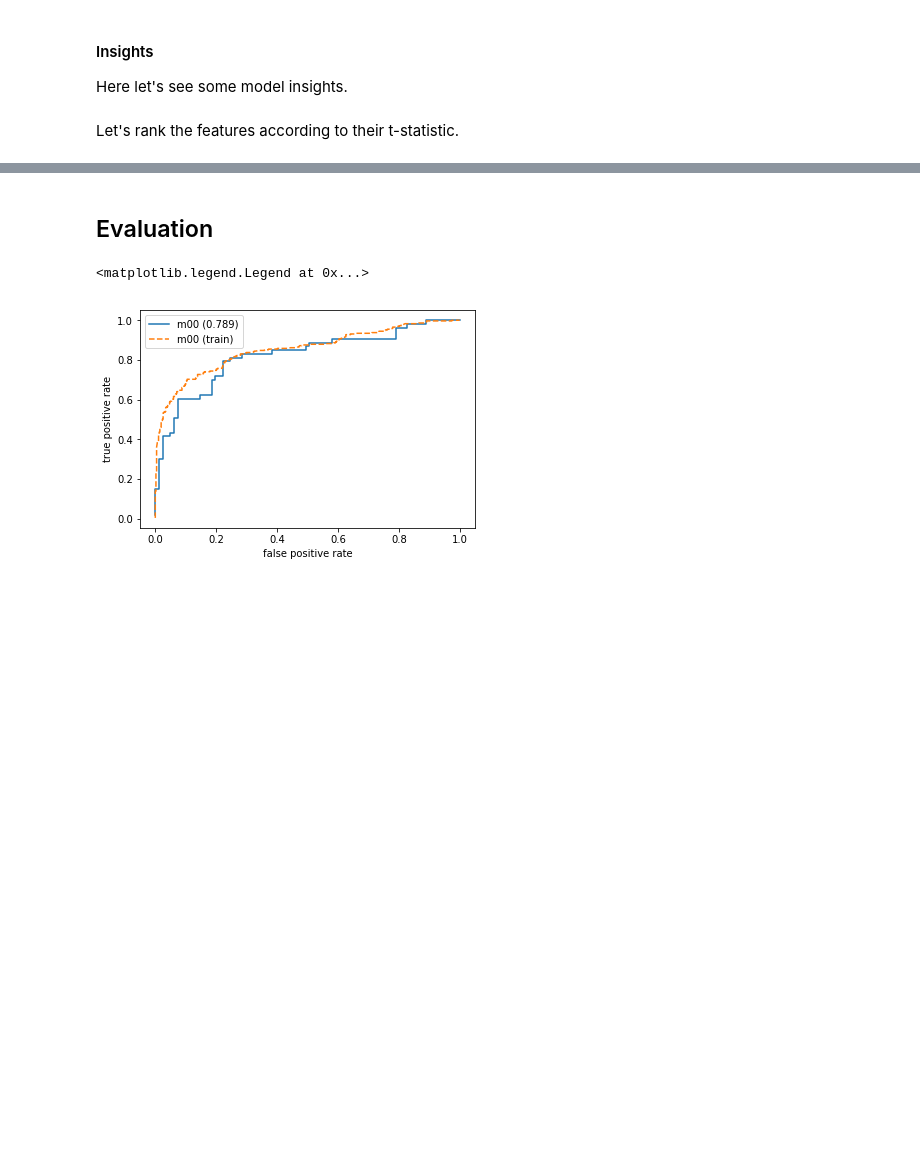
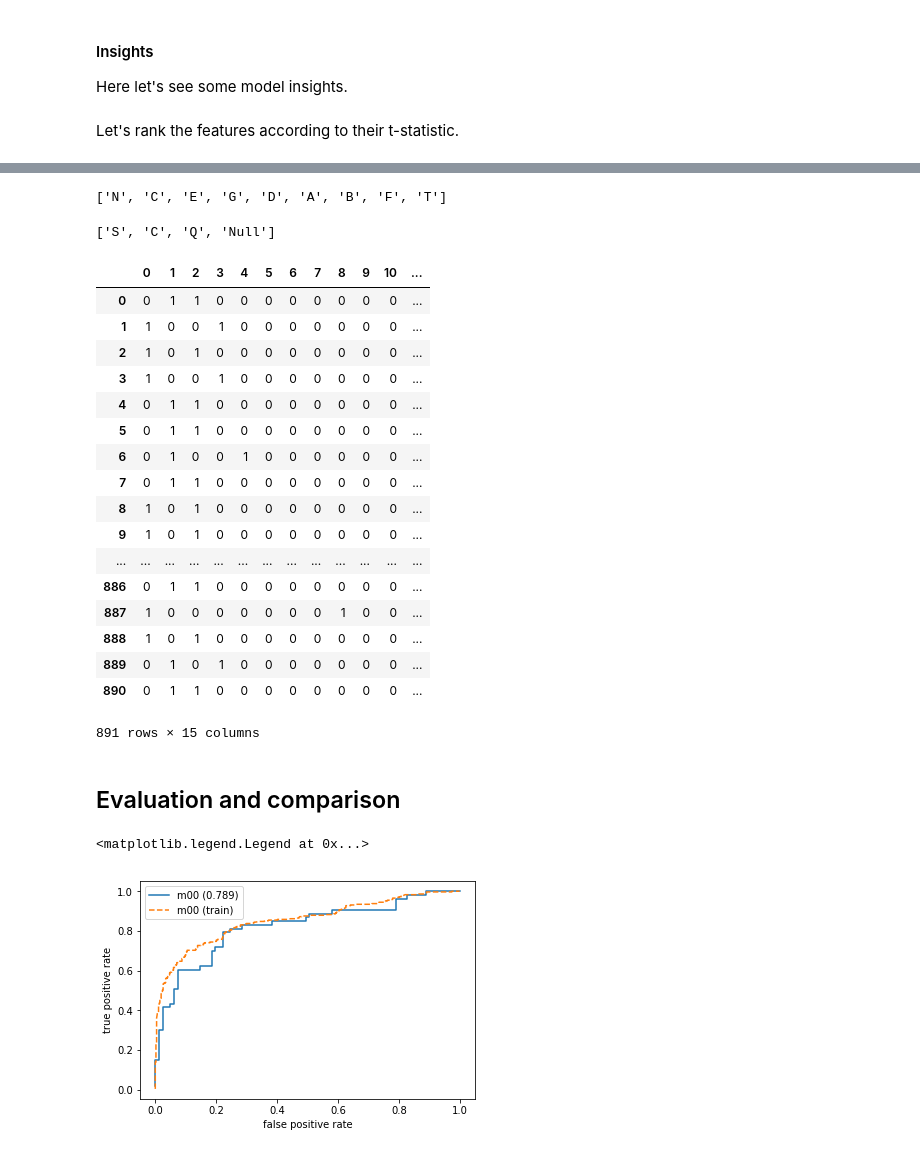
Before and after one commit to francescolosterzo/kaggle-titanic, a Jupyter notebook: Main.ipynb, the cells around one changed output, grey strips where cells are left out. Cells and saved outputs as stored; diff of their text form; code cells hidden in the pictures; blank space fills up the shorter version.

Commit message:
first steps in handling categories for m01

```diff
--- a/Main.ipynb
+++ b/Main.ipynb
@@ -256,0 +266,8 @@ m01_input_feat_list = m01_feat_list.copy()
+# %%
+df01.Age.fillna( df01.Age.mean(), inplace=True )
+# %%
+# cabin: take the first char
+df01 = df01.assign(Cabin_cat = lambda x : x.Cabin.fillna('Null').str[0])
+m01_input_feat_list = utils.replaceElementInList('Cabin', 'Cabin_cat', m01_input_feat_list)
+# %%
+df01.Embarked.fillna('Null', inplace=True)
@@ -257,5 +285,40 @@ m01_input_feat_list = m01_feat_list.copy()
+# %%
+df01.Cabin_cat.unique().tolist()
+# %% [output]
+['N', 'C', 'E', 'G', 'D', 'A', 'B', 'F', 'T']
+# %%
+df01.Embarked.unique().tolist()
+### there are some double entries :(
+# %% [output]
+['S', 'C', 'Q', 'Null']
+# %%
+onehot = OneHotEncoder(dtype=np.int, sparse=True)
+
+#df01[ ['Sex', 'Cabin_cat', 'Embarked'] ]
+nominals = pd.DataFrame( onehot.fit_transform(df01[ ['Sex', 'Cabin_cat', 'Embarked'] ]).toarray(), columns= )
+# %%
+nominals
+# %% [output]
+|  | 0 | 1 | 2 | 3 | 4 | 5 | 6 | 7 | 8 | 9 | 10 | ... |
+| 0 | 0 | 1 | 1 | 0 | 0 | 0 | 0 | 0 | 0 | 0 | 0 | ... |
+| 1 | 1 | 0 | 0 | 1 | 0 | 0 | 0 | 0 | 0 | 0 | 0 | ... |
+| 2 | 1 | 0 | 1 | 0 | 0 | 0 | 0 | 0 | 0 | 0 | 0 | ... |
+| 3 | 1 | 0 | 0 | 1 | 0 | 0 | 0 | 0 | 0 | 0 | 0 | ... |
+| 4 | 0 | 1 | 1 | 0 | 0 | 0 | 0 | 0 | 0 | 0 | 0 | ... |
+| 5 | 0 | 1 | 1 | 0 | 0 | 0 | 0 | 0 | 0 | 0 | 0 | ... |
+| 6 | 0 | 1 | 0 | 0 | 1 | 0 | 0 | 0 | 0 | 0 | 0 | ... |
+| 7 | 0 | 1 | 1 | 0 | 0 | 0 | 0 | 0 | 0 | 0 | 0 | ... |
+| 8 | 1 | 0 | 1 | 0 | 0 | 0 | 0 | 0 | 0 | 0 | 0 | ... |
+| 9 | 1 | 0 | 1 | 0 | 0 | 0 | 0 | 0 | 0 | 0 | 0 | ... |
+| ... | ... | ... | ... | ... | ... | ... | ... | ... | ... | ... | ... | ... |
+| 886 | 0 | 1 | 1 | 0 | 0 | 0 | 0 | 0 | 0 | 0 | 0 | ... |
+| 887 | 1 | 0 | 0 | 0 | 0 | 0 | 0 | 0 | 1 | 0 | 0 | ... |
+| 888 | 1 | 0 | 1 | 0 | 0 | 0 | 0 | 0 | 0 | 0 | 0 | ... |
+| 889 | 0 | 1 | 0 | 1 | 0 | 0 | 0 | 0 | 0 | 0 | 0 | ... |
+| 890 | 0 | 1 | 1 | 0 | 0 | 0 | 0 | 0 | 0 | 0 | 0 | ... |
+891 rows × 15 columns
 # %% [markdown]
-## Evaluation
+## Evaluation and comparison
 # %%
 fpr_00v, tpr_00v, thr_00v = roc_curve(y00_val, y00_val_score)
 fpr_00t, tpr_00t, thr_00t = roc_curve(y00_train, y00_train_score)
```
Also changed, not shown: parts of 6 cells of this notebook.
